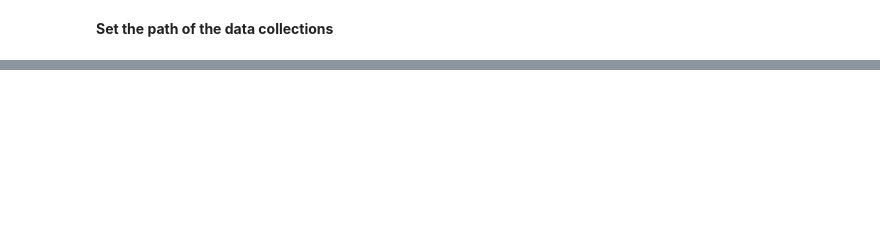
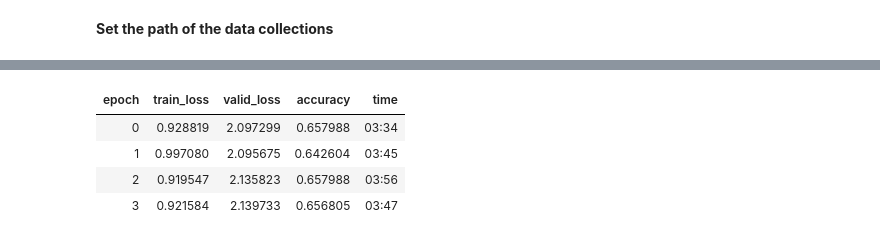
Before and after one commit to unt-iialab/medical-concept-normalization, a Jupyter notebook: Experiment_ask/fine_tuning/pubmed/askApatient_folder0_pubmed.ipynb, the cells around one changed output, grey strips where cells are left out. Drawn from its saved outputs; the diff is of its cells as text; code cells hidden in the pictures; blank space fills up the shorter version.

```diff
--- a/Experiment_ask/fine_tuning/pubmed/askApatient_folder0_pubmed.ipynb
+++ b/Experiment_ask/fine_tuning/pubmed/askApatient_folder0_pubmed.ipynb
@@ -97,0 +190,8 @@ learn.fit_one_cycle(4, slice(2e-3/100, 2e-3))
+# %%
+learn.fit_one_cycle(4, slice(2e-3/100, 2e-3))
+# %% [output]
+| epoch | train_loss | valid_loss | accuracy | time |
+| 0 | 0.928819 | 2.097299 | 0.657988 | 03:34 |
+| 1 | 0.997080 | 2.095675 | 0.642604 | 03:45 |
+| 2 | 0.919547 | 2.135823 | 0.657988 | 03:56 |
+| 3 | 0.921584 | 2.139733 | 0.656805 | 03:47 |
```
Also changed, not shown: parts of 24 cells of this notebook.
